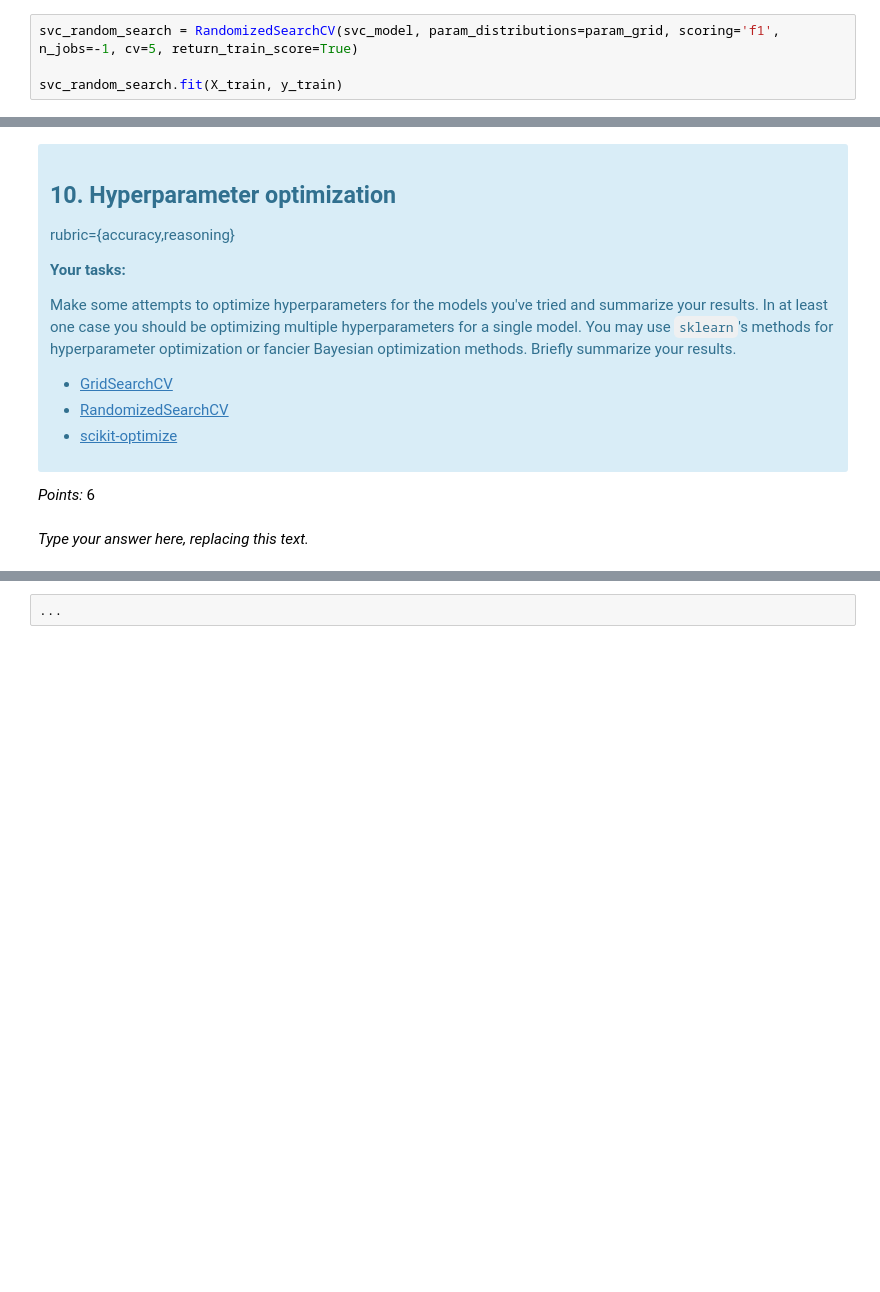
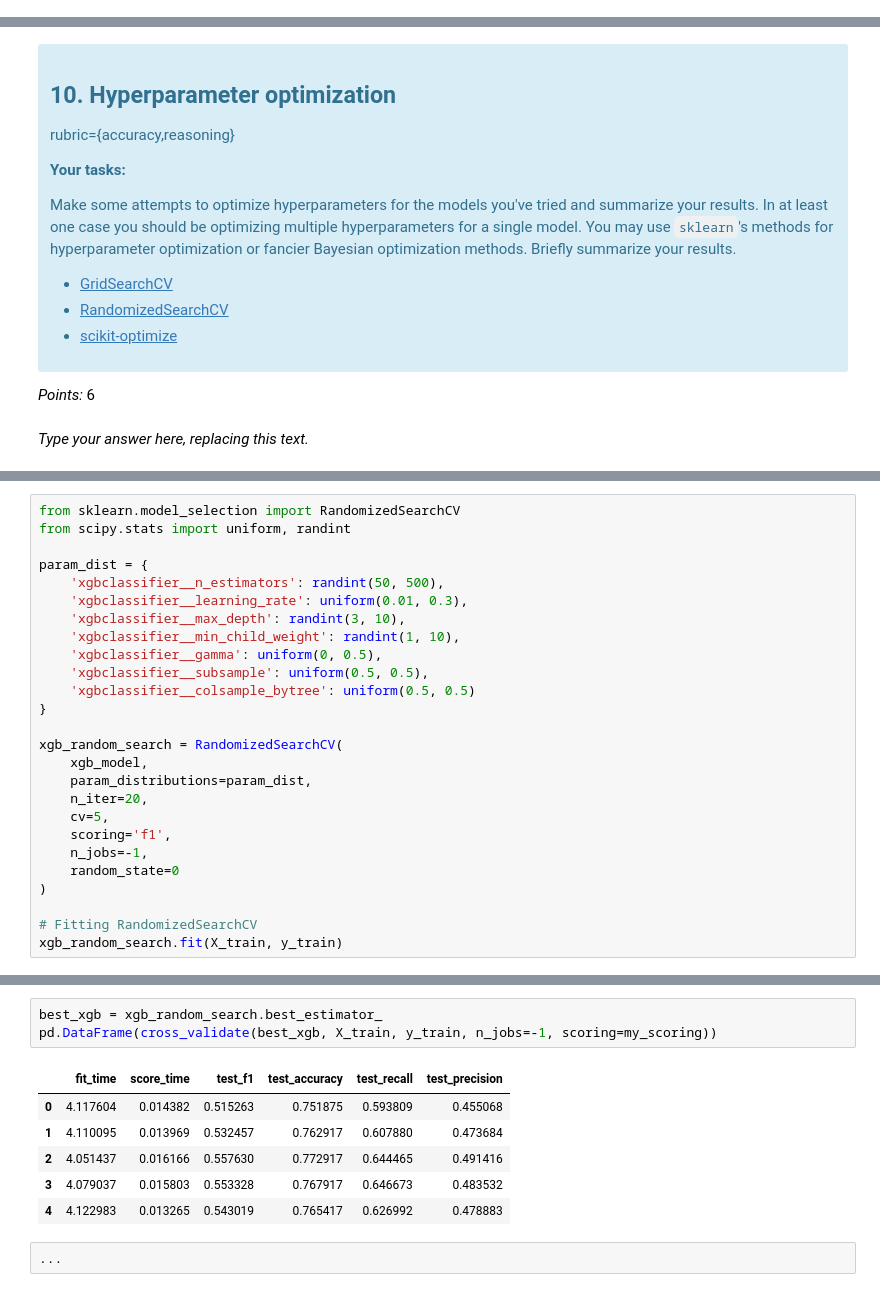
Before and after one commit to UBC-MDS/DSCI_573-Lab_4, a Jupyter notebook: lab4.ipynb, the cells around one changed output, grey strips where cells are left out. Cells and saved outputs as stored; diff of their text form; blank space fills up the shorter version.

```diff
--- a/lab4.ipynb
+++ b/lab4.ipynb
@@ -615,4 +626,0 @@ param_grid = {
-# %%
-svc_random_search = RandomizedSearchCV(svc_model, param_distributions=param_grid, scoring='f1', n_jobs=-1, cv=5, return_train_score=True)
-
-svc_random_search.fit(X_train, y_train)
@@ -655,0 +674,26 @@ Ellipsis
+# %%
+from sklearn.model_selection import RandomizedSearchCV
+from scipy.stats import uniform, randint
+
+param_dist = {
+    'xgbclassifier__n_estimators': randint(50, 500),
+    'xgbclassifier__learning_rate': uniform(0.01, 0.3),
+    'xgbclassifier__max_depth': randint(3, 10),
+    'xgbclassifier__min_child_weight': randint(1, 10),
+    'xgbclassifier__gamma': uniform(0, 0.5),
+    'xgbclassifier__subsample': uniform(0.5, 0.5),
+    'xgbclassifier__colsample_bytree': uniform(0.5, 0.5)
+}
+
+xgb_random_search = RandomizedSearchCV(
+    xgb_model,
+    param_distributions=param_dist,
+    n_iter=20,
+    cv=5,
+    scoring='f1',
+    n_jobs=-1,
+    random_state=0
+)
+
+# Fitting RandomizedSearchCV
+xgb_random_search.fit(X_train, y_train)
@@ -656,3 +718,13 @@ Ellipsis
+# %%
+best_xgb = xgb_random_search.best_estimator_
+pd.DataFrame(cross_validate(best_xgb, X_train, y_train, n_jobs=-1, scoring=my_scoring))
+# %% [output]
+|  | fit_time | score_time | test_f1 | test_accuracy | test_recall | test_precision |
+| 0 | 4.117604 | 0.014382 | 0.515263 | 0.751875 | 0.593809 | 0.455068 |
+| 1 | 4.110095 | 0.013969 | 0.532457 | 0.762917 | 0.607880 | 0.473684 |
+| 2 | 4.051437 | 0.016166 | 0.557630 | 0.772917 | 0.644465 | 0.491416 |
+| 3 | 4.079037 | 0.015803 | 0.553328 | 0.767917 | 0.646673 | 0.483532 |
+| 4 | 4.122983 | 0.013265 | 0.543019 | 0.765417 | 0.626992 | 0.478883 |
 # %%
 ...
 # %% [output]
```
Also changed, not shown: parts of 22 cells of this notebook.
